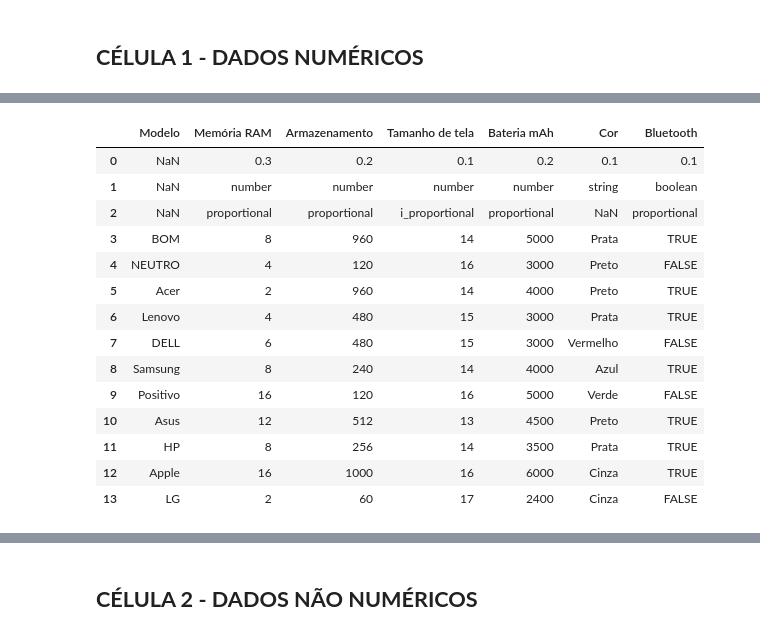
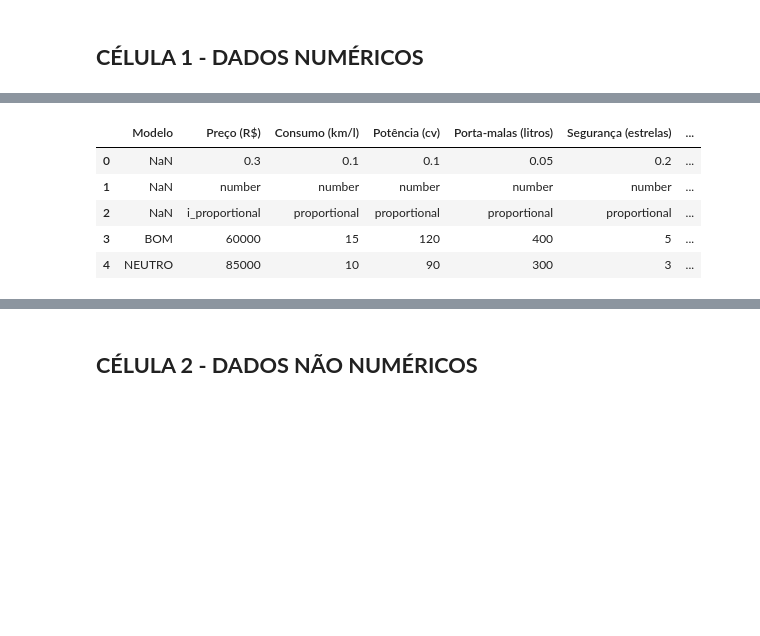
Before and after one commit to GianFadiga/MCDA_FS, a Jupyter notebook: mcda_py_test.ipynb, the cells around one changed output, grey strips where cells are left out. Cells and saved outputs as stored; diff of their text form; code cells hidden in the pictures; blank space fills up the shorter version.

```diff
--- a/mcda_py_test.ipynb
+++ b/mcda_py_test.ipynb
@@ -466,21 +739,12 @@ O produto atende ao critério ideal ('BOM') para o atributo 'Bluetooth'.
 # %%
-teste_df.head(15)
+teste_df.head()
 # %% [output]
-|  | Modelo | Memória RAM | Armazenamento | Tamanho de tela | Bateria mAh | Cor | Bluetooth |
-| 0 | NaN | 0.3 | 0.2 | 0.1 | 0.2 | 0.1 | 0.1 |
-| 1 | NaN | number | number | number | number | string | boolean |
-| 2 | NaN | proportional | proportional | i_proportional | proportional | NaN | proportional |
-| 3 | BOM | 8 | 960 | 14 | 5000 | Prata | TRUE |
-| 4 | NEUTRO | 4 | 120 | 16 | 3000 | Preto | FALSE |
-| 5 | Acer | 2 | 960 | 14 | 4000 | Preto | TRUE |
-| 6 | Lenovo | 4 | 480 | 15 | 3000 | Prata | TRUE |
-| 7 | DELL | 6 | 480 | 15 | 3000 | Vermelho | FALSE |
-| 8 | Samsung | 8 | 240 | 14 | 4000 | Azul | TRUE |
-| 9 | Positivo | 16 | 120 | 16 | 5000 | Verde | FALSE |
-| 10 | Asus | 12 | 512 | 13 | 4500 | Preto | TRUE |
-| 11 | HP | 8 | 256 | 14 | 3500 | Prata | TRUE |
-| 12 | Apple | 16 | 1000 | 16 | 6000 | Cinza | TRUE |
-| 13 | LG | 2 | 60 | 17 | 2400 | Cinza | FALSE |
+|  | Modelo | Preço (R$) | Consumo (km/l) | Potência (cv) | Porta-malas (litros) | Segurança (estrelas) | ... |
+| 0 | NaN | 0.3 | 0.1 | 0.1 | 0.05 | 0.2 | ... |
+| 1 | NaN | number | number | number | number | number | ... |
+| 2 | NaN | i_proportional | proportional | proportional | proportional | proportional | ... |
+| 3 | BOM | 60000 | 15 | 120 | 400 | 5 | ... |
+| 4 | NEUTRO | 85000 | 10 | 90 | 300 | 3 | ... |
 # %%
 calculo_df.head(15)
 # %% [output]
```
Also changed, not shown: parts of 8 cells of this notebook.
